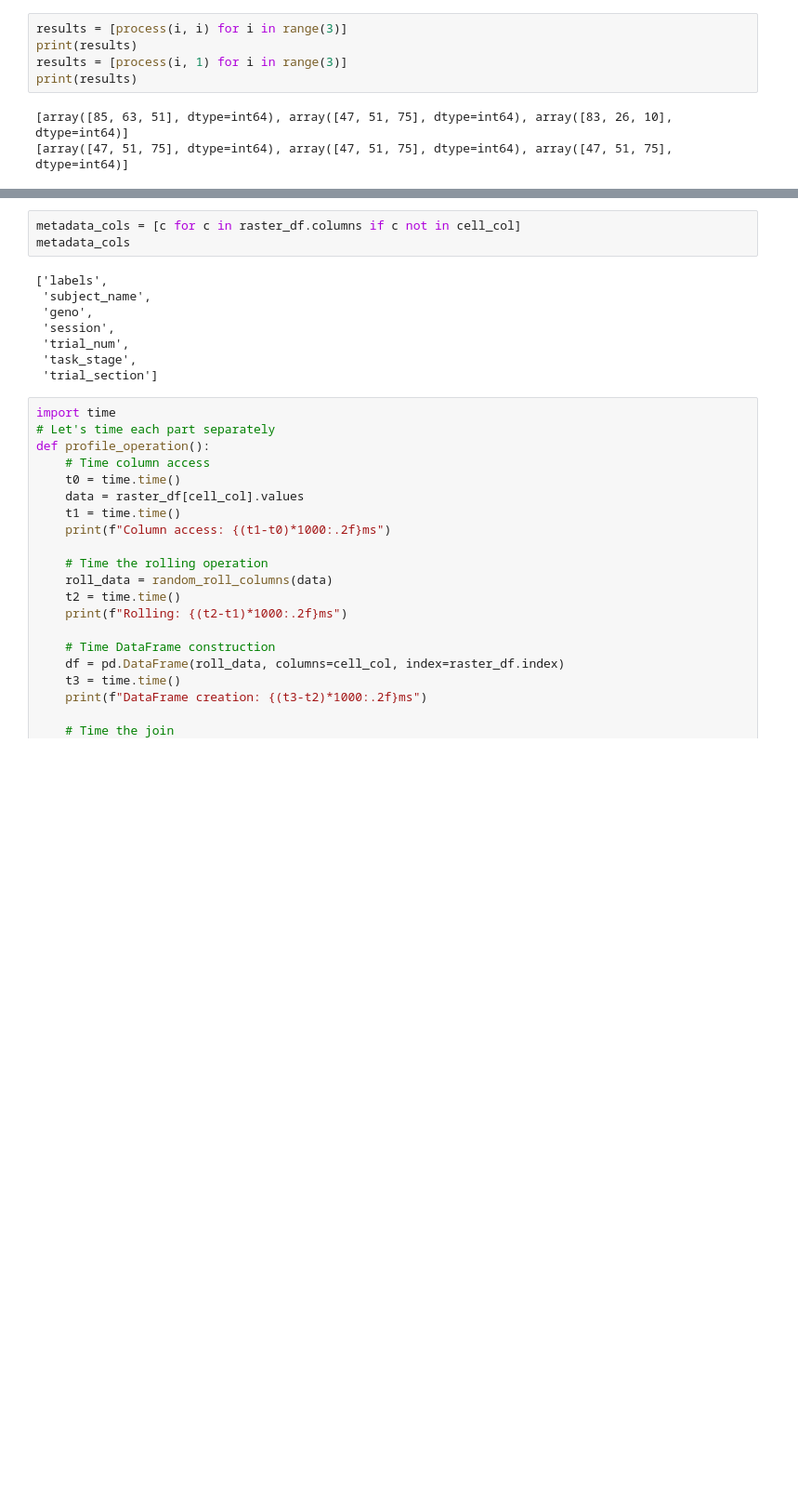
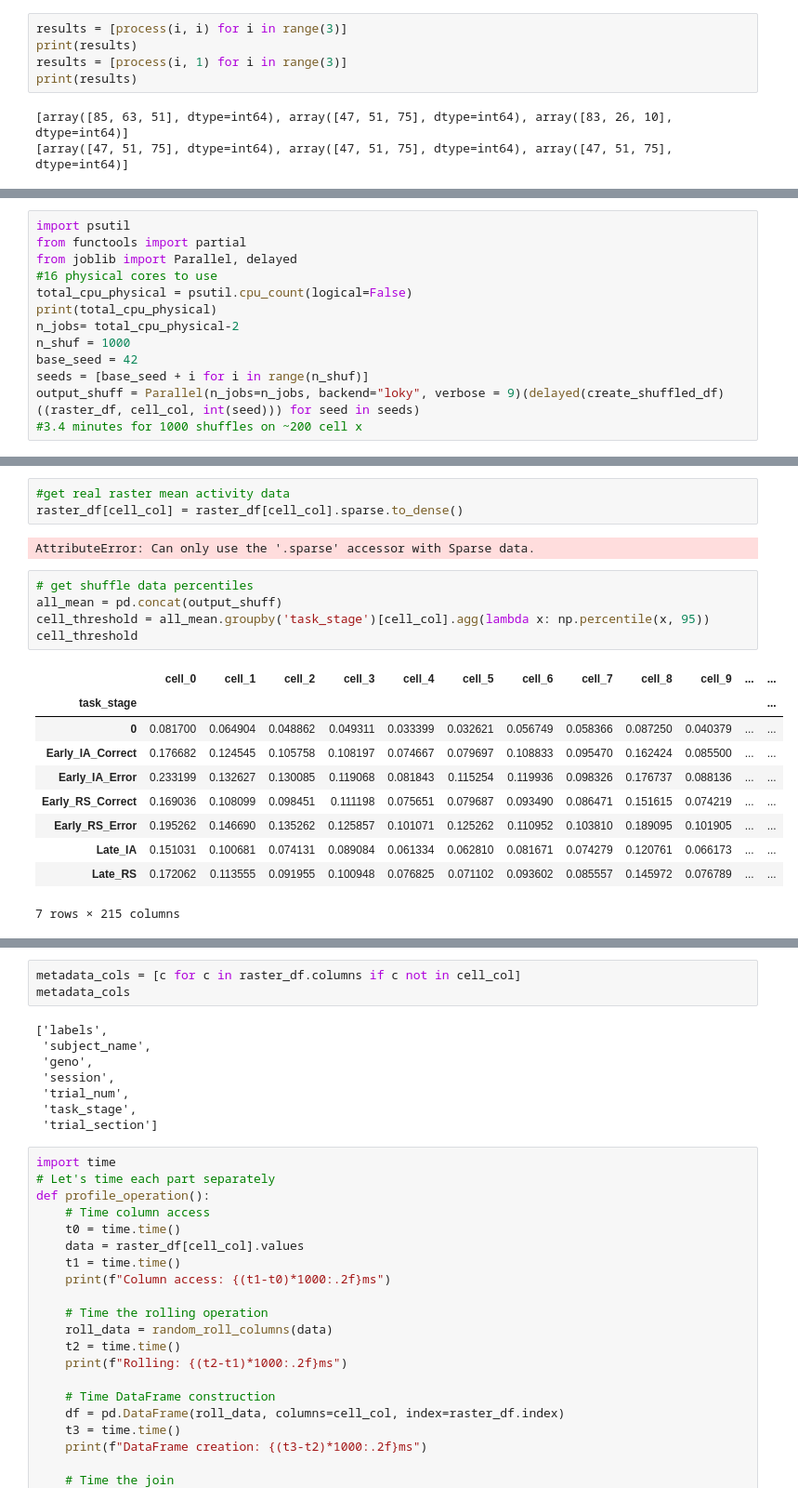
Before and after one commit to cjohnsoncruz/dlx56_mPFC_1p_SohalLab, a Jupyter notebook: code/preprocess matlab data v1.ipynb, the cells around one changed output, grey strips where cells are left out. Shown: that part at 93% size. Cells and saved outputs as stored; diff of their text form; blank space fills up the shorter version.

```diff
--- a/code/preprocess matlab data v1.ipynb
+++ b/code/preprocess matlab data v1.ipynb
@@ -693,0 +711,13 @@ print(results)
+# %%
+import psutil
+from functools import partial
+from joblib import Parallel, delayed
+#16 physical cores to use
+total_cpu_physical = psutil.cpu_count(logical=False)
+print(total_cpu_physical)
+n_jobs= total_cpu_physical-2
+n_shuf = 1000
+base_seed = 42
+seeds = [base_seed + i for i in range(n_shuf)]
+output_shuff = Parallel(n_jobs=n_jobs, backend="loky", verbose = 9)(delayed(create_shuffled_df)((raster_df, cell_col, int(seed))) for seed in seeds)
+#3.4 minutes for 1000 shuffles on ~200 cell x
@@ -693,0 +743,21 @@ print(results)
+# %%
+#get real raster mean activity data
+raster_df[cell_col] = raster_df[cell_col].sparse.to_dense()
+# %% [output]
+AttributeError: Can only use the '.sparse' accessor with Sparse data.
+# %%
+# get shuffle data percentiles
+all_mean = pd.concat(output_shuff)
+cell_threshold = all_mean.groupby('task_stage')[cell_col].agg(lambda x: np.percentile(x, 95))
+cell_threshold
+# %% [output]
+|  | cell_0 | cell_1 | cell_2 | cell_3 | cell_4 | cell_5 | cell_6 | cell_7 | cell_8 | cell_9 | ... | ... |
+| task_stage |  |  |  |  |  |  |  |  |  |  |  | ... |
+| 0 | 0.081700 | 0.064904 | 0.048862 | 0.049311 | 0.033399 | 0.032621 | 0.056749 | 0.058366 | 0.087250 | 0.040379 | ... | ... |
+| Early_IA_Correct | 0.176682 | 0.124545 | 0.105758 | 0.108197 | 0.074667 | 0.079697 | 0.108833 | 0.095470 | 0.162424 | 0.085500 | ... | ... |
+| Early_IA_Error | 0.233199 | 0.132627 | 0.130085 | 0.119068 | 0.081843 | 0.115254 | 0.119936 | 0.098326 | 0.176737 | 0.088136 | ... | ... |
+| Early_RS_Correct | 0.169036 | 0.108099 | 0.098451 | 0.111198 | 0.075651 | 0.079687 | 0.093490 | 0.086471 | 0.151615 | 0.074219 | ... | ... |
+| Early_RS_Error | 0.195262 | 0.146690 | 0.135262 | 0.125857 | 0.101071 | 0.125262 | 0.110952 | 0.103810 | 0.189095 | 0.101905 | ... | ... |
+| Late_IA | 0.151031 | 0.100681 | 0.074131 | 0.089084 | 0.061334 | 0.062810 | 0.081671 | 0.074279 | 0.120761 | 0.066173 | ... | ... |
+| Late_RS | 0.172062 | 0.113555 | 0.091955 | 0.100948 | 0.076825 | 0.071102 | 0.093602 | 0.085557 | 0.145972 | 0.076789 | ... | ... |
+7 rows × 215 columns
```
Also changed, not shown: parts of 16 cells of this notebook.
